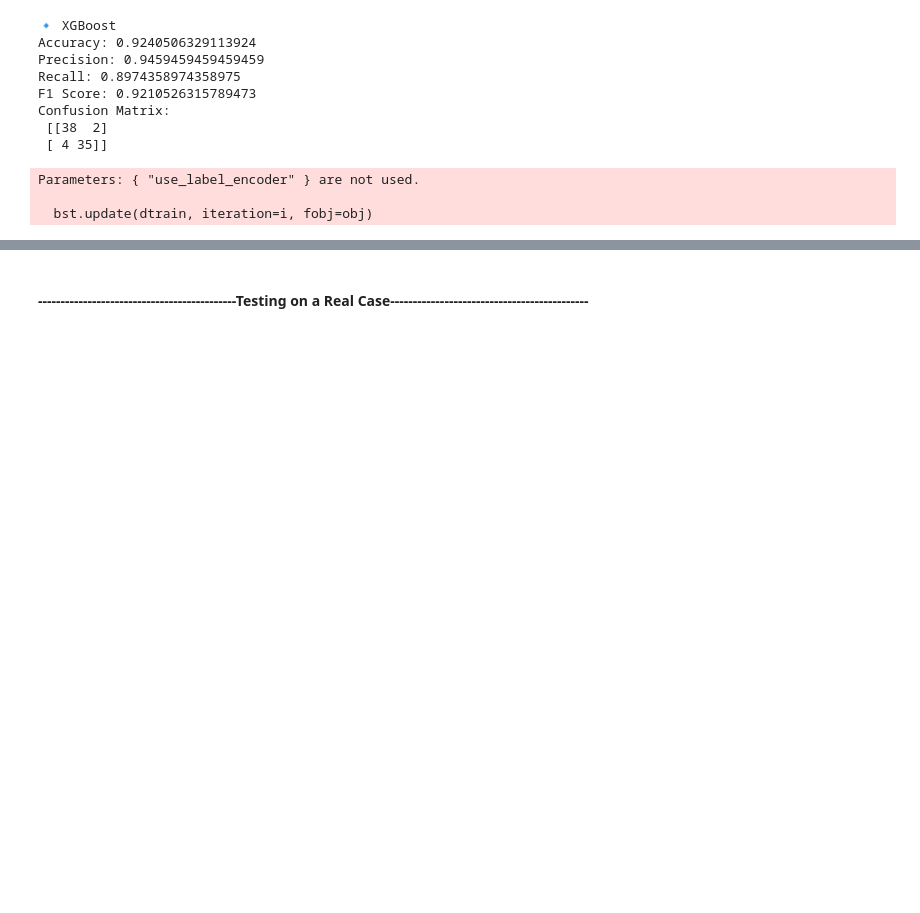
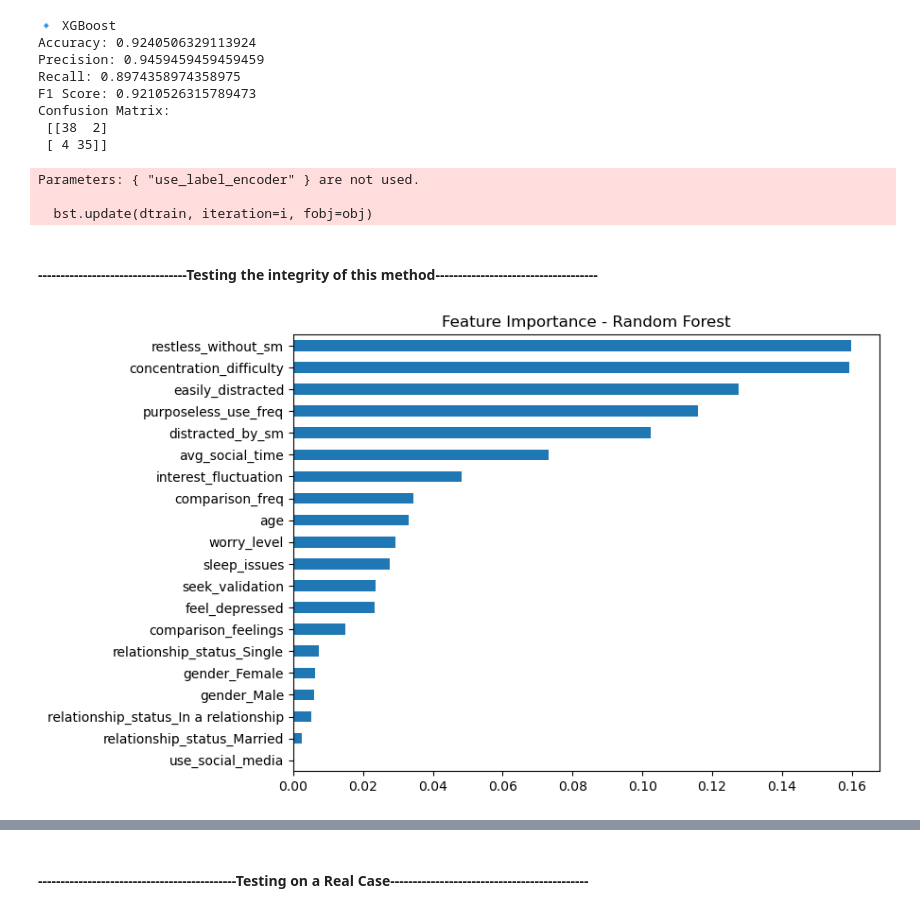
Before and after one commit to HusseinHanafy207/Phone_Addiction_Project, a Jupyter notebook: External_survey_done.ipynb, the cells around one changed output, grey strips where cells are left out. Saved outputs shown, nothing was run; the diff lists cells and outputs as text; code cells hidden in the pictures; blank space fills up the shorter version.

Commit message:
Method integrity test

```diff
--- a/External_survey_done.ipynb
+++ b/External_survey_done.ipynb
@@ -485,3 +485,16 @@ Confusion Matrix:
 Parameters: { "use_label_encoder" } are not used.
 
   bst.update(dtrain, iteration=i, fobj=obj)
+# %% [markdown]
+#### ---------------------------------Testing the integrity of this method------------------------------------
+# %%
+# Feature Importance - Random Forest
+import pandas as pd
+import matplotlib.pyplot as plt
+
+feature_importances = pd.Series(rf.feature_importances_, index=X.columns)
+feature_importances.sort_values(ascending=True).plot(kind='barh', figsize=(8, 6))
+plt.title("Feature Importance - Random Forest")
+plt.show()
+# %% [output]
+[figure, added]
```
Also changed, not shown: parts of 14 cells of this notebook.
